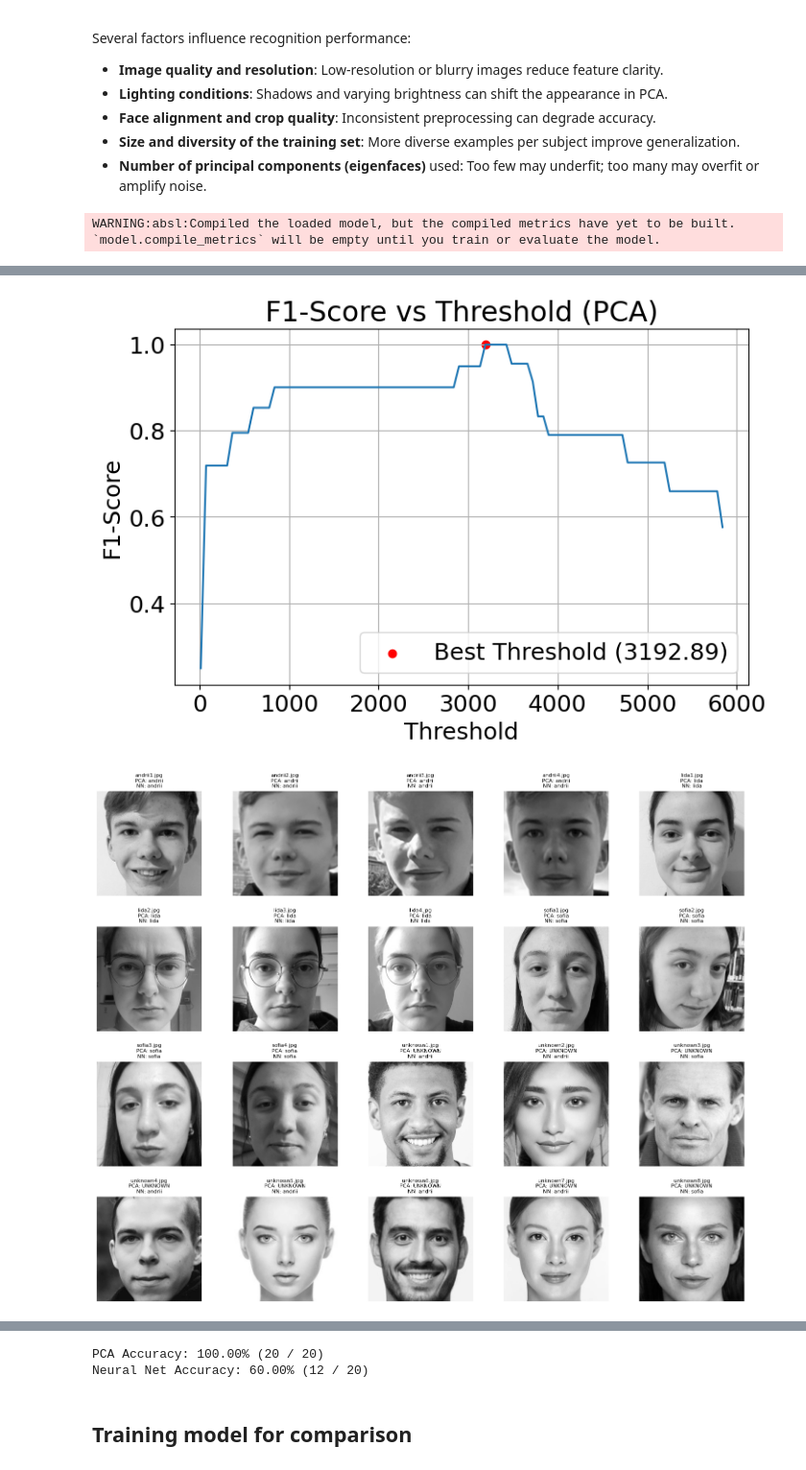
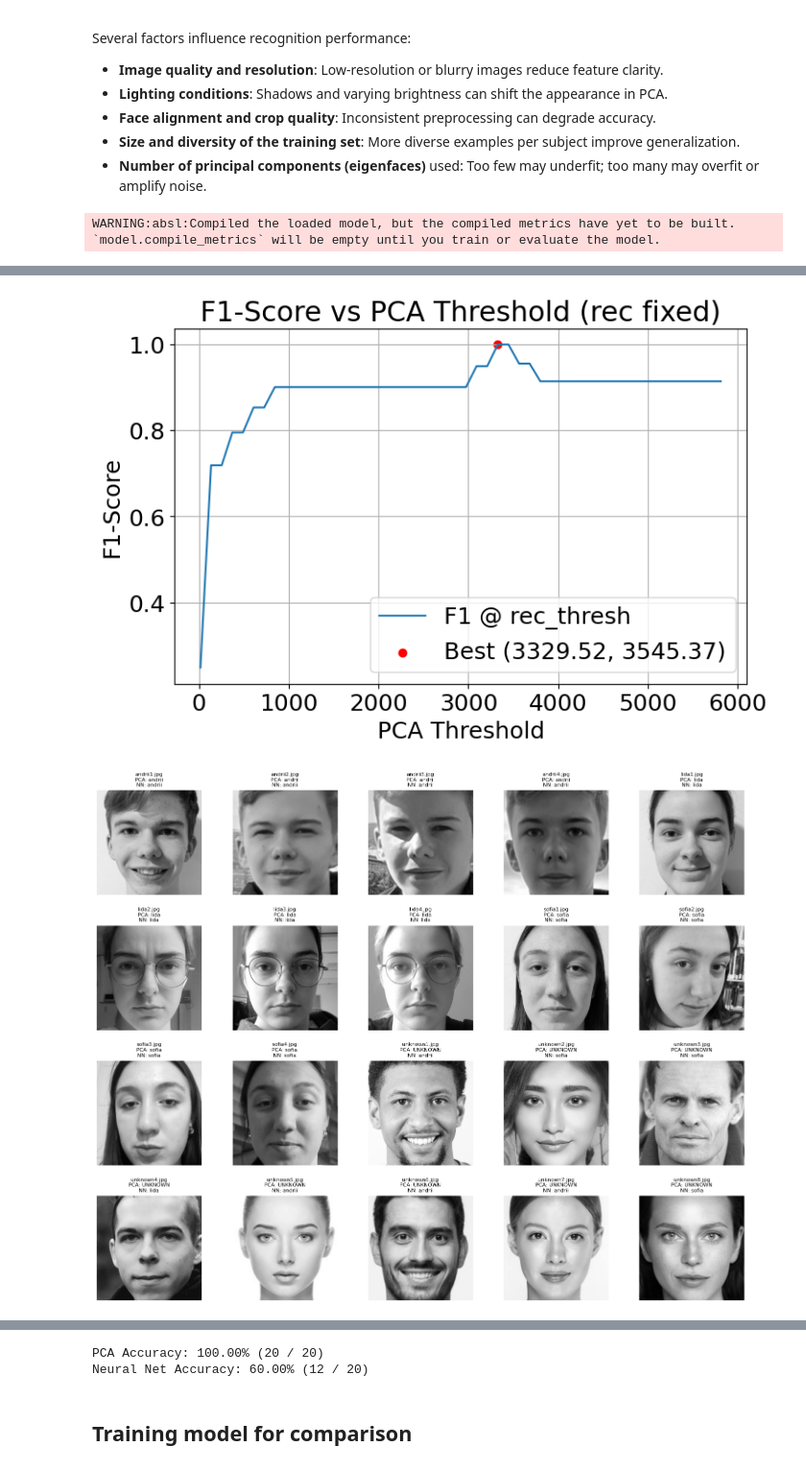
Before and after one commit to LidaSemsichko/face_recognition, a Jupyter notebook: image.ipynb, the cells around one changed output, grey strips where cells are left out. Shown at 96% size. Drawn from its saved outputs; the diff is of its cells as text; code cells hidden in the pictures.

```diff
--- a/image.ipynb
+++ b/image.ipynb
@@ -253,17 +253,27 @@ proj_train = eigenfaces.T @ X
 
 def classify_face(test_img, avg_face, eigenfaces, proj_train, labels):
     """
-    Given a test image (2D array), subtract the average face, project onto
+    Given a test image (2D array), subtract the mean face, project onto
     eigenfaces, and classify by nearest neighbor in eigenface space.
+    Also compute reconstruction error in the PCA subspace.
     """
+    # flatten & center
     test_vector = test_img.flatten().reshape(-1, 1)
     test_vector_centered = test_vector - avg_face
+
+    # project into PCA subspace
     proj_test = eigenfaces.T @ test_vector_centered
 
+    # find nearest training projection
     distances = norm(proj_train - proj_test, axis=0)
     best_match_index = np.argmin(distances)
     predicted_label = labels[best_match_index]
-    return predicted_label, distances[best_match_index], proj_test
+
+    # reconstruct and compute reconstruction error
+    reconstruction = avg_face + eigenfaces @ proj_test
+    rec_error = norm(test_vector - reconstruction)
+
+    return predicted_label, distances[best_match_index], rec_error, proj_test
 
 demo_subject = "andrii"
 image_path = "test/andrii4.jpg"
@@ -271,7 +281,7 @@ print(os.path.exists(image_path))
 demo_img = center_and_crop_face(image_path)
 demo_img = Image.fromarray(demo_img).resize((100, 100), Image.LANCZOS)
 demo_img = np.array(demo_img)
-predicted_label, distance, proj_test = classify_face(demo_img, avg_face, eigenfaces, proj_train, labels)
+predicted_label, distance, rec_error, proj_test = classify_face(demo_img, avg_face, eigenfaces, proj_train, labels)
 print(f"Predicted subject: {predicted_label} (True subject: {demo_subject})")
 
 plt.figure(figsize=(10, 5))
@@ -574,6 +584,8 @@ predicted_labels_raw = []
 predicted_labels_nn = []
 true_labels = []
 
+recon_errors = []
+
 for filename in test_files:
     image_path = os.path.join(test_folder, filename)
     test_img = center_and_crop_face(image_path)
@@ -584,9 +596,10 @@ for filename in test_files:
     test_img_resized_np = np.array(test_img_resized)
 
     # --- PCA ---
-    predicted_label, distance, proj_test = classify_face(test_img_resized_np, avg_face, eigenfaces, proj_train, labels)
+    predicted_label, distance, rec_err, proj_test = classify_face(test_img_resized_np, avg_face, eigenfaces, proj_train, labels)
     distances.append(distance)
     predicted_labels_raw.append(predicted_label)
+    recon_errors.append(rec_err)
 
     # --- True label ---
     true_label = get_true_label_from_filename(filename, names)
@@ -597,31 +610,51 @@ for filename in test_files:
     predicted_labels_nn.append(nn_predicted_label)
 
 # === Вибір найкращого threshold для PCA ===
-thresholds = np.linspace(min(distances), max(distances), 100)
-f1_scores = []
+pca_thresholds = np.linspace(min(distances), max(distances), 50)
+rec_thresholds = np.linspace(min(recon_errors), max(recon_errors), 50)
 
-for thr in thresholds:
-    final_preds = []
-    for pred_label, dist in zip(predicted_labels_raw, distances):
-        if dist > thr:
-            final_preds.append("UNKNOWN")
-        else:
-            final_preds.append(pred_label)
+best_f1 = 0.0
+best_pair = (None, None)
 
-    _, _, f1, _ = precision_recall_fscore_support(true_labels, final_preds, average='macro', zero_division=0)
-    f1_scores.append(f1)
+for tp in pca_thresholds:
+    for tr in rec_thresholds:
+        final_preds = []
+        for d, r, lbl in zip(distances, recon_errors, predicted_labels_raw):
+            if d > tp or r > tr:
+                final_preds.append("UNKNOWN")
+            else:
+                final_preds.append(lbl)
+        _, _, f1, _ = precision_recall_fscore_support(
+            true_labels, final_preds, average='macro', zero_division=0
+        )
+        if f1 > best_f1:
+            best_f1 = f1
+            best_pair = (tp, tr)
 
-best_idx = np.argmax(f1_scores)
-best_threshold = thresholds[best_idx]
-
-print(f"Best threshold based on F1: {best_threshold:.2f}")
+pca_thresh, rec_thresh = best_pair
+print(f"Best F1={best_f1:.3f} at PCA-thresh={pca_thresh:.2f}, rec-thresh={rec_thresh:.2f}")
 
 # === Графік F1 залежно від threshold (PCA) ===
+f1_vs_pca = []
+for tp in pca_thresholds:
+    preds = []
+    for d, r, lbl in zip(distances, recon_errors, predicted_labels_raw):
+        if d > tp or r > rec_thresh:
+            preds.append("UNKNOWN")
+        else:
+            preds.append(lbl)
+    _, _, f1_val, _ = precision_recall_fscore_support(
+        true_labels, preds, average='macro', zero_division=0
+    )
+    f1_vs_pca.append(f1_val)
+
+# now plot
 plt.figure(figsize=(8,5))
-plt.plot(thresholds, f1_scores)
-plt.scatter([best_threshold], [f1_scores[best_idx]], color='red', label=f'Best Threshold ({best_threshold:.2f})')
-plt.title('F1-Score vs Threshold (PCA)')
-plt.xlabel('Threshold')
+plt.plot(pca_thresholds, f1_vs_pca, label='F1 @ rec_thresh')
+plt.scatter([pca_thresh], [best_f1], color='red',
+            label=f'Best ({pca_thresh:.2f}, {rec_thresh:.2f})')
+plt.title('F1-Score vs PCA Threshold (rec fixed)')
+plt.xlabel('PCA Threshold')
 plt.ylabel('F1-Score')
 plt.legend()
 plt.grid(True)
@@ -629,8 +662,8 @@ plt.show()
 
 # === Кінцеві передбачення PCA за найкращим threshold ===
 predicted_labels = []
-for dist, pred_label in zip(distances, predicted_labels_raw):
-    if dist > best_threshold:
+for dist, rec_err, pred_label in zip(distances, recon_errors, predicted_labels_raw):
+    if dist > pca_thresh or rec_err > rec_thresh:
         predicted_labels.append("UNKNOWN")
     else:
         predicted_labels.append(pred_label)
@@ -703,4 +736,4 @@ Best threshold based on F1: 3192.89
-[figure, old version]
+[figure, new version]
 [figure]
 === PCA CLASSIFICATION REPORT ===
               precision    recall  f1-score   support
```
Also changed, not shown: parts of 3 cells of this notebook.
